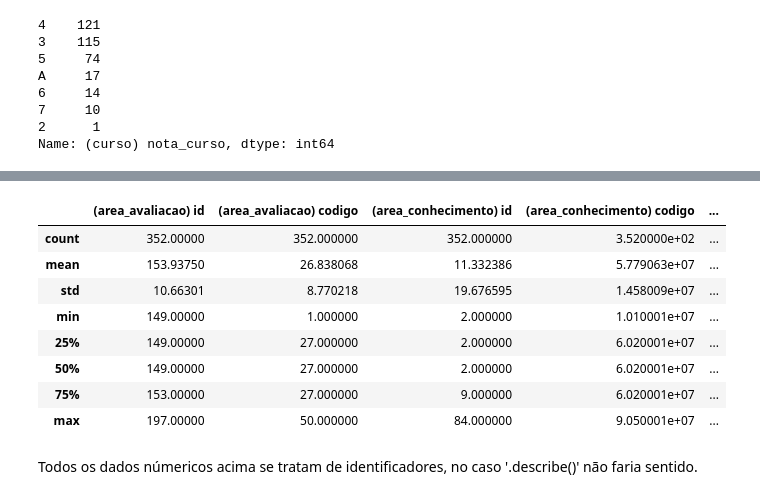
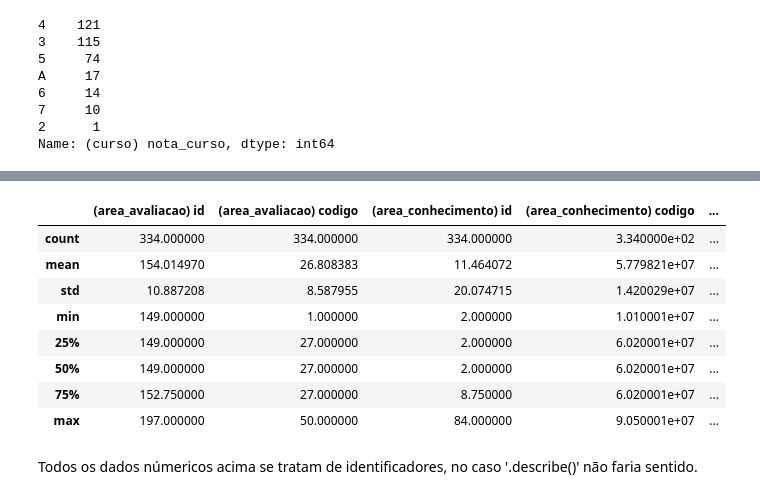
Before and after one commit to isaacpinheiro/projeto-md, a Jupyter notebook: notebooks/EDA.ipynb, the cells around one changed output, grey strips where cells are left out. Drawn from its saved outputs; the diff is of its cells as text; code cells hidden in the pictures.

Commit message:
Limpar notas 'A'. Reorganizar Plot coordenadas

```diff
--- a/notebooks/EDA.ipynb
+++ b/notebooks/EDA.ipynb
@@ -54,0 +79,7 @@ __(Tarefa 1) - Resolver como tratar estes A's__
+# %%
+#Elimina cursos com nota 'A' e muda a coluna de notas para do tipo 'inteiro'
+new_notas = tab[tab['(curso) nota_curso'] != 'A']['(curso) nota_curso'].astype(int)
+
+#Cria novo data frame com essa nova coluna e elimina a anterior
+new_tab = tab.merge(pd.DataFrame(new_notas),right_index=True,left_index=True)
+del new_tab['(curso) nota_curso_x']
@@ -54,0 +109,2 @@ __(Tarefa 1) - Resolver como tratar estes A's__
+# %%
+new_tab.drop(306,inplace=True)
@@ -55,14 +119,14 @@ __(Tarefa 1) - Resolver como tratar estes A's__
 # %%
-tab.describe()
+new_tab.describe()
 # %% [output]
 |  | (area_avaliacao) id | (area_avaliacao) codigo | (area_conhecimento) id | (area_conhecimento) codigo | ... |
-| count | 352.00000 | 352.000000 | 352.000000 | 3.520000e+02 | ... |
-| mean | 153.93750 | 26.838068 | 11.332386 | 5.779063e+07 | ... |
-| std | 10.66301 | 8.770218 | 19.676595 | 1.458009e+07 | ... |
-| min | 149.00000 | 1.000000 | 2.000000 | 1.010001e+07 | ... |
-| 25% | 149.00000 | 27.000000 | 2.000000 | 6.020001e+07 | ... |
-| 50% | 149.00000 | 27.000000 | 2.000000 | 6.020001e+07 | ... |
-| 75% | 153.00000 | 27.000000 | 9.000000 | 6.020001e+07 | ... |
-| max | 197.00000 | 50.000000 | 84.000000 | 9.050001e+07 | ... |
+| count | 334.000000 | 334.000000 | 334.000000 | 3.340000e+02 | ... |
+| mean | 154.014970 | 26.808383 | 11.464072 | 5.779821e+07 | ... |
+| std | 10.887208 | 8.587955 | 20.074715 | 1.420029e+07 | ... |
+| min | 149.000000 | 1.000000 | 2.000000 | 1.010001e+07 | ... |
+| 25% | 149.000000 | 27.000000 | 2.000000 | 6.020001e+07 | ... |
+| 50% | 149.000000 | 27.000000 | 2.000000 | 6.020001e+07 | ... |
+| 75% | 152.750000 | 27.000000 | 8.750000 | 6.020001e+07 | ... |
+| max | 197.000000 | 50.000000 | 84.000000 | 9.050001e+07 | ... |
 # %% [markdown]
 Todos os dados númericos acima se tratam de identificadores, no caso '.describe()' não faria sentido.
```
Also changed, not shown: parts of 14 cells of this notebook, 1 other file.
